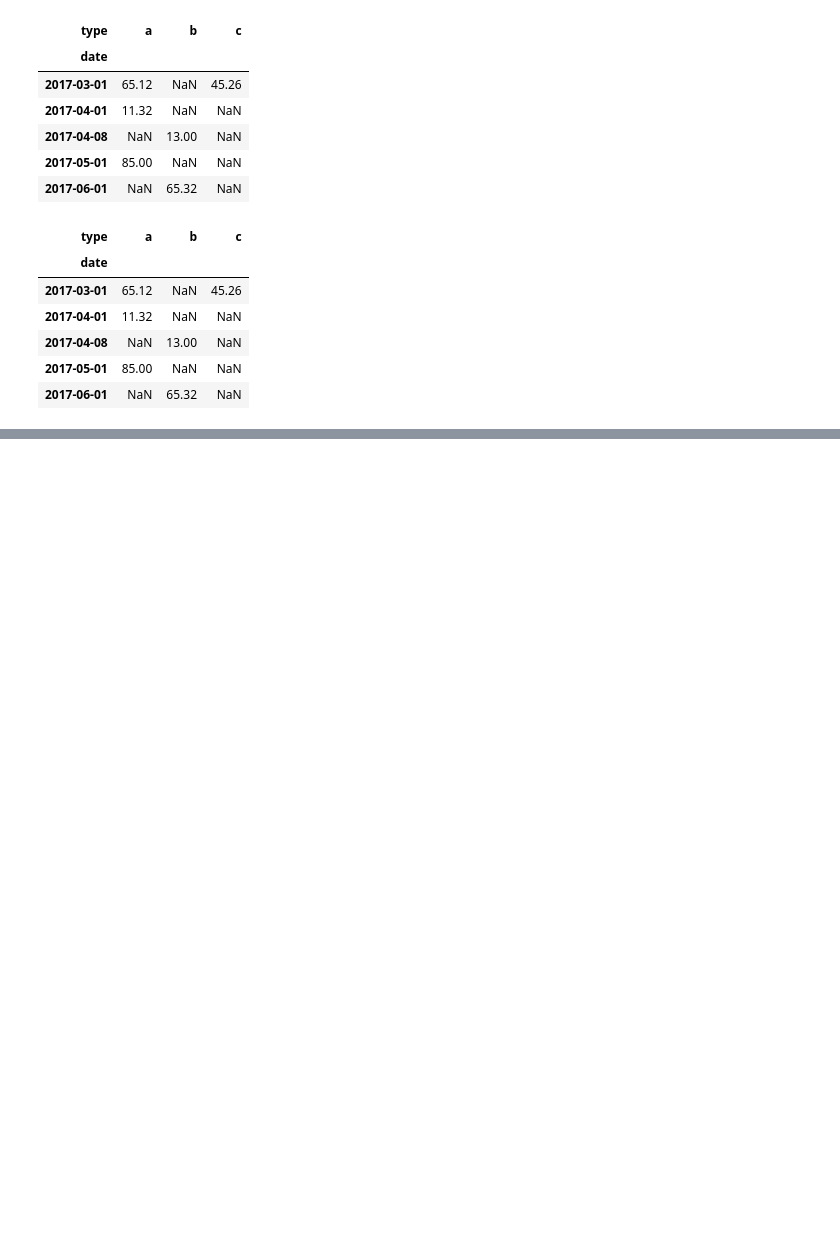
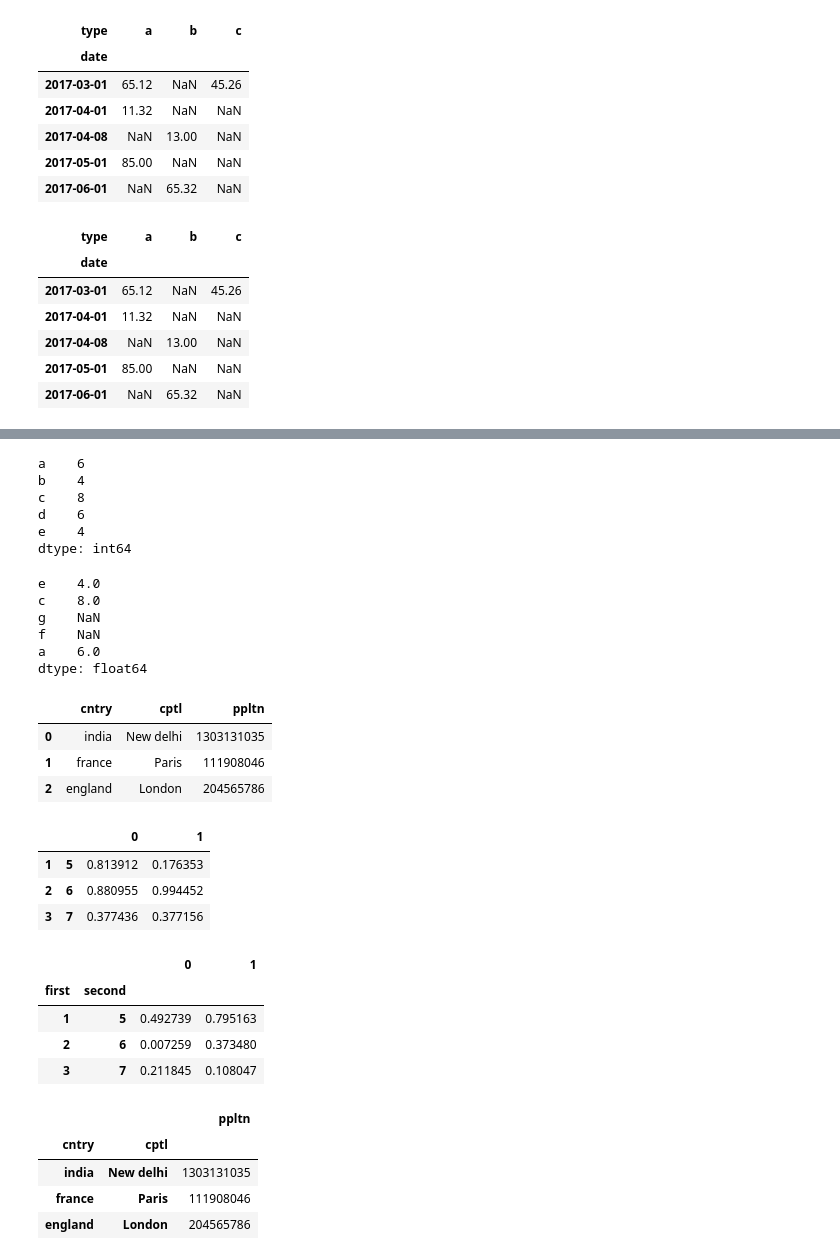
Before and after one commit to sanket-k/machine_learning_basics, a Jupyter notebook: pandas/pandas-1.ipynb, the cells around one changed output, grey strips where cells are left out. Cells and saved outputs as stored; diff of their text form; code cells hidden in the pictures; blank space fills up the shorter version.

```diff
--- a/pandas/pandas-1.ipynb
+++ b/pandas/pandas-1.ipynb
@@ -301,0 +469,59 @@ display(df4)
+# %%
+# reindexing
+
+display(s)
+s2 = s.reindex(['e','c','g','f','a'])
+display(s2)
+
+# forward filling
+df = df11
+display(df)
+#df.reindex(range(4),method='ffill')
+
+# backward fill
+#s3 = s.reindex(range(5),method='bfill')                  # check
+
+# multi indexing
+
+arrays = [np.array([1,2,3]),
+         np.array([5,6,7])]
+
+df5 = pd.DataFrame(np.random.rand(3,2),index=arrays)
+display(df5)
+
+tuples = list(zip(*arrays))
+index = pd.MultiIndex.from_tuples(tuples,names=('first','second'))
+df6 = pd.DataFrame(np.random.rand(3,2),index=index)
+display(df6)
+df2.set_index(['cntry','cptl'])
+# %% [output]
+a    6
+b    4
+c    8
+d    6
+e    4
+dtype: int64
+e    4.0
+c    8.0
+g    NaN
+f    NaN
+a    6.0
+dtype: float64
+|  | cntry | cptl | ppltn |
+| 0 | india | New delhi | 1303131035 |
+| 1 | france | Paris | 111908046 |
+| 2 | england | London | 204565786 |
+|  |  | 0 | 1 |
+| 1 | 5 | 0.813912 | 0.176353 |
+| 2 | 6 | 0.880955 | 0.994452 |
+| 3 | 7 | 0.377436 | 0.377156 |
+|  |  | 0 | 1 |
+| first | second |  |  |
+| 1 | 5 | 0.492739 | 0.795163 |
+| 2 | 6 | 0.007259 | 0.373480 |
+| 3 | 7 | 0.211845 | 0.108047 |
+|  |  | ppltn |
+| cntry | cptl |  |
+| india | New delhi | 1303131035 |
+| france | Paris | 111908046 |
+| england | London | 204565786 |
```
Also changed, not shown: parts of 11 cells of this notebook, 2 other files.
